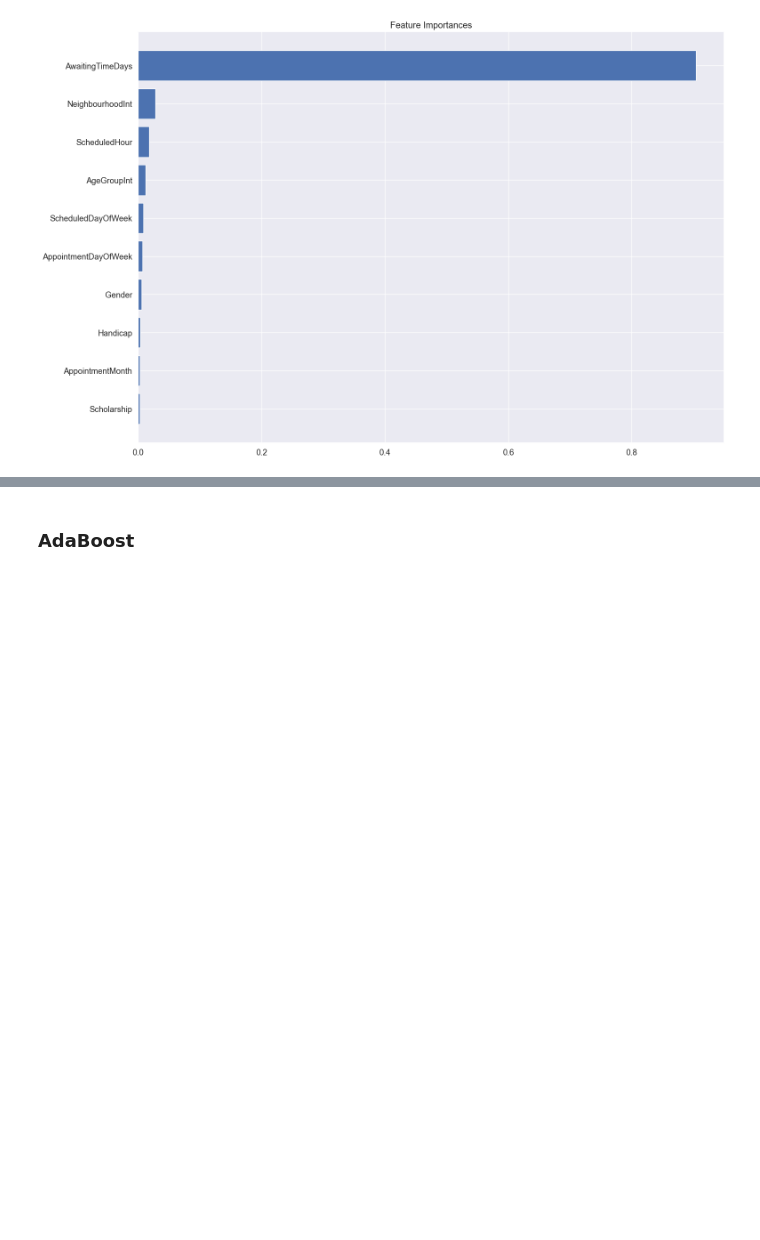
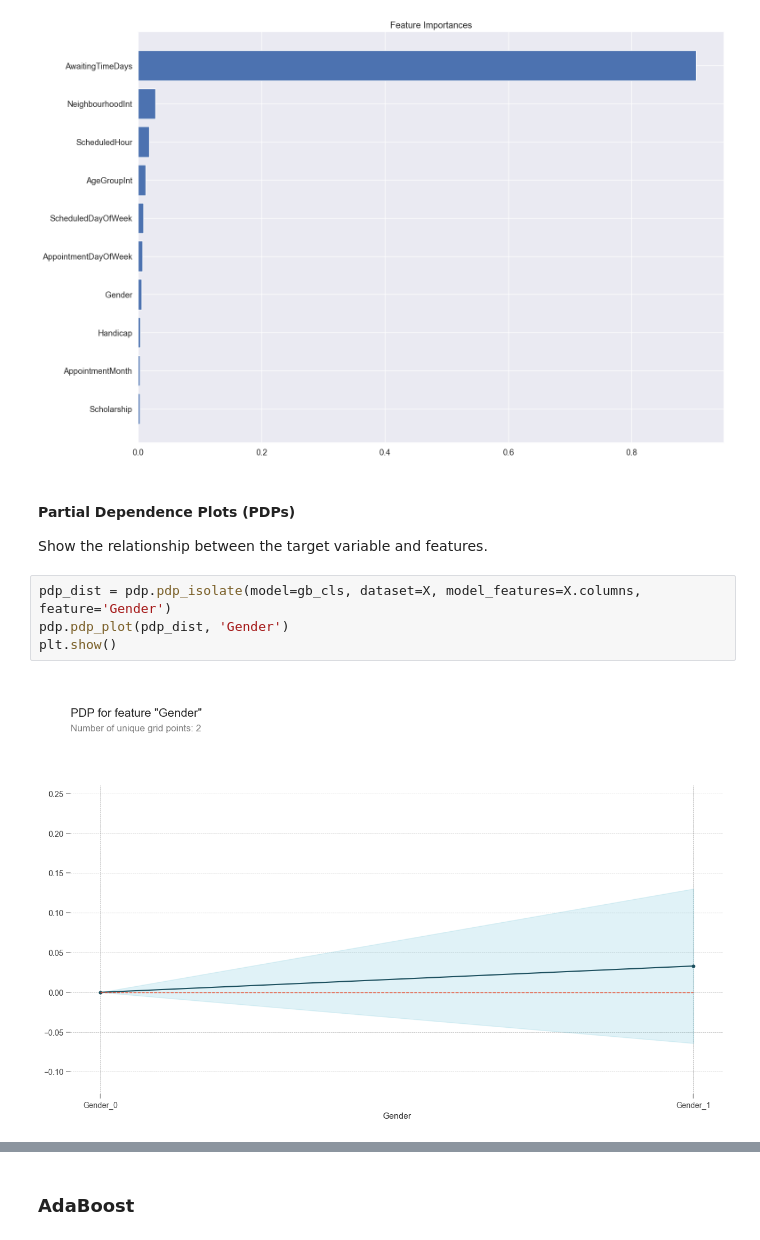
Before and after one commit to polejowska/mappshow-ml-xai, a Jupyter notebook: classifiers.ipynb, the cells around one changed output, grey strips where cells are left out. Saved outputs shown, nothing was run; the diff lists cells and outputs as text; blank space fills up the shorter version.

```diff
--- a/classifiers.ipynb
+++ b/classifiers.ipynb
@@ -218,3 +234,13 @@ plt.yticks(range(len(indices)), X.columns[indices])
 plt.show()
 # %% [output]
 [figure]
+# %% [markdown]
+#### Partial Dependence Plots (PDPs)
+
+Show the relationship between the target variable and features.
+# %%
+pdp_dist = pdp.pdp_isolate(model=gb_cls, dataset=X, model_features=X.columns, feature='Gender')
+pdp.pdp_plot(pdp_dist, 'Gender')
+plt.show()
+# %% [output]
+[figure, added]
```
Also changed, not shown: parts of 15 cells of this notebook, 1 other file.
